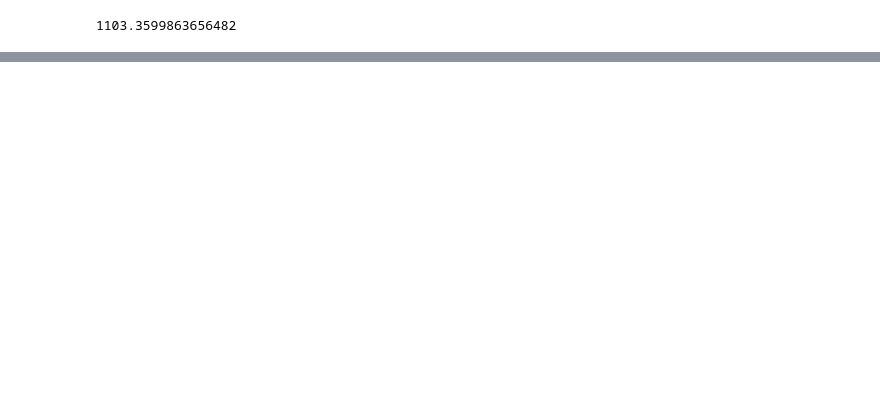
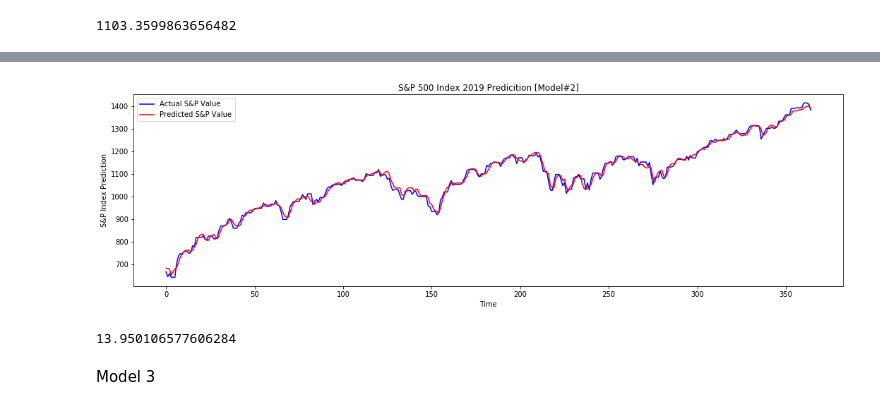
Before and after one commit to AndrewGhan/Final_Project_Mod_5, a Jupyter notebook: Financial Data.ipynb, the cells around one changed output, grey strips where cells are left out. Saved outputs shown, nothing was run; the diff lists cells and outputs as text; code cells hidden in the pictures; blank space fills up the shorter version.

```diff
--- a/Financial Data.ipynb
+++ b/Financial Data.ipynb
@@ -414,0 +306,6 @@ NameError: name 'preprocessing' is not defined
+# %%
+model2 = Sequential()
+
+model2.add(LSTM(units = 110, activation='relu', input_shape=(X_train.shape[1],5)))
+
+model2.add(Dense(1))
@@ -414,0 +327,4 @@ NameError: name 'preprocessing' is not defined
+# %%
+model2.compile(optimizer='adam', loss = 'mean_squared_error')
+
+model2.fit(X_train,y_train,epochs=80,batch_size=50)
@@ -414,0 +350,4 @@ NameError: name 'preprocessing' is not defined
+# %%
+y_pred2 = model2.predict(X_test)
+
+y_pred2
@@ -414,0 +372,2 @@ NameError: name 'preprocessing' is not defined
+# %%
+y_pred2= y_pred2*scale
@@ -414,0 +394,21 @@ NameError: name 'preprocessing' is not defined
+# %%
+
+plt.figure(figsize=(18,5))
+plt.plot(y_test, color = 'b', label = 'Actual S&P Value')
+plt.plot(y_pred2 ,color ='r', label = 'Predicted S&P Value')
+plt.title('S&P 500 Index 2019 Predicition [Model#2]')
+plt.xlabel('Time')
+plt.ylabel('S&P Index Prediction')
+plt.legend()
+plt.show()
+# %% [output]
+[figure, added]
+# %%
+
+rmse = sqrt(mean_squared_error(y_test, y_pred2))
+
+rmse
+# %% [output]
+13.950106577606284
+# %% [markdown]
+Model 3
```
Also changed, not shown: parts of 87 cells of this notebook.
